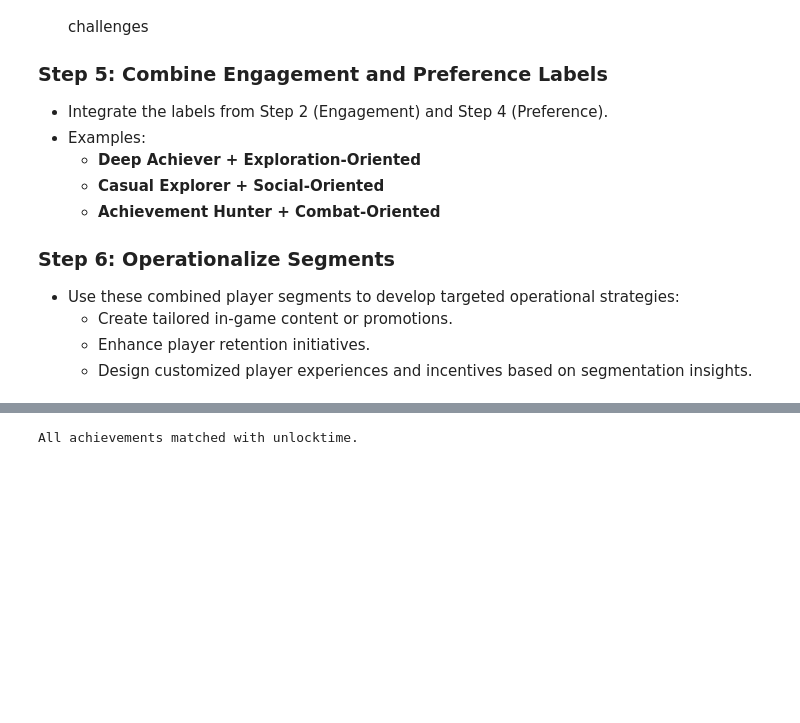
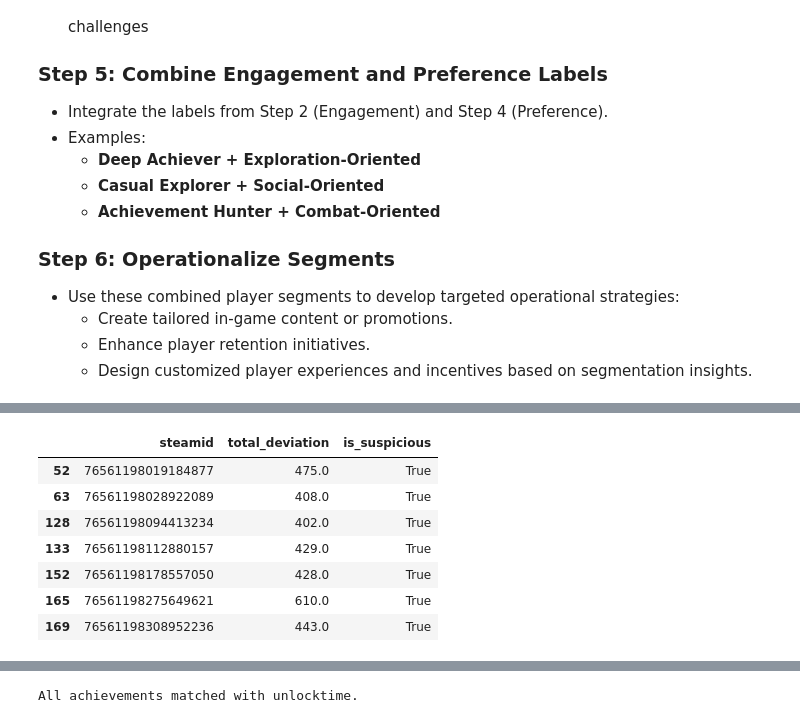
Before and after one commit to alextianyf/Steam-GamePlayer-Insight, a Jupyter notebook: notebooks/01-EDA.ipynb, the cells around one changed output, grey strips where cells are left out. Saved outputs shown, nothing was run; the diff lists cells and outputs as text; code cells hidden in the pictures; blank space fills up the shorter version.

```diff
--- a/notebooks/01-EDA.ipynb
+++ b/notebooks/01-EDA.ipynb
@@ -49,0 +109,35 @@ df_schema = pd.read_sql("SELECT * FROM achievement_schema_7dtd", engine)
+# %%
+# 假设：你已经有了 df_clean 和 achievement_rank_clean
+
+# 将典型顺序表合并进每条记录
+df_compare = df_clean.merge(
+    achievement_rank_clean,
+    on='achievement',
+    how='left'
+)
+
+# 计算每个成就的偏差
+df_compare['rank_diff'] = abs(df_compare['unlock_rank'] - df_compare['median_unlock_position'])
+
+# 每个玩家的总偏离程度
+deviation_score = (
+    df_compare.groupby('steamid')['rank_diff']
+    .sum()
+    .reset_index(name='total_deviation')
+)
+mean_dev = deviation_score['total_deviation'].mean()
+std_dev = deviation_score['total_deviation'].std()
+
+threshold = mean_dev + 2 * std_dev
+deviation_score['is_suspicious'] = deviation_score['total_deviation'] > threshold
+# %%
+deviation_score[deviation_score['is_suspicious']]
+# %% [output]
+|  | steamid | total_deviation | is_suspicious |
+| 52 | 76561198019184877 | 475.0 | True |
+| 63 | 76561198028922089 | 408.0 | True |
+| 128 | 76561198094413234 | 402.0 | True |
+| 133 | 76561198112880157 | 429.0 | True |
+| 152 | 76561198178557050 | 428.0 | True |
+| 165 | 76561198275649621 | 610.0 | True |
+| 169 | 76561198308952236 | 443.0 | True |
```
Also changed, not shown: parts of 3 cells of this notebook, 1 other file.
